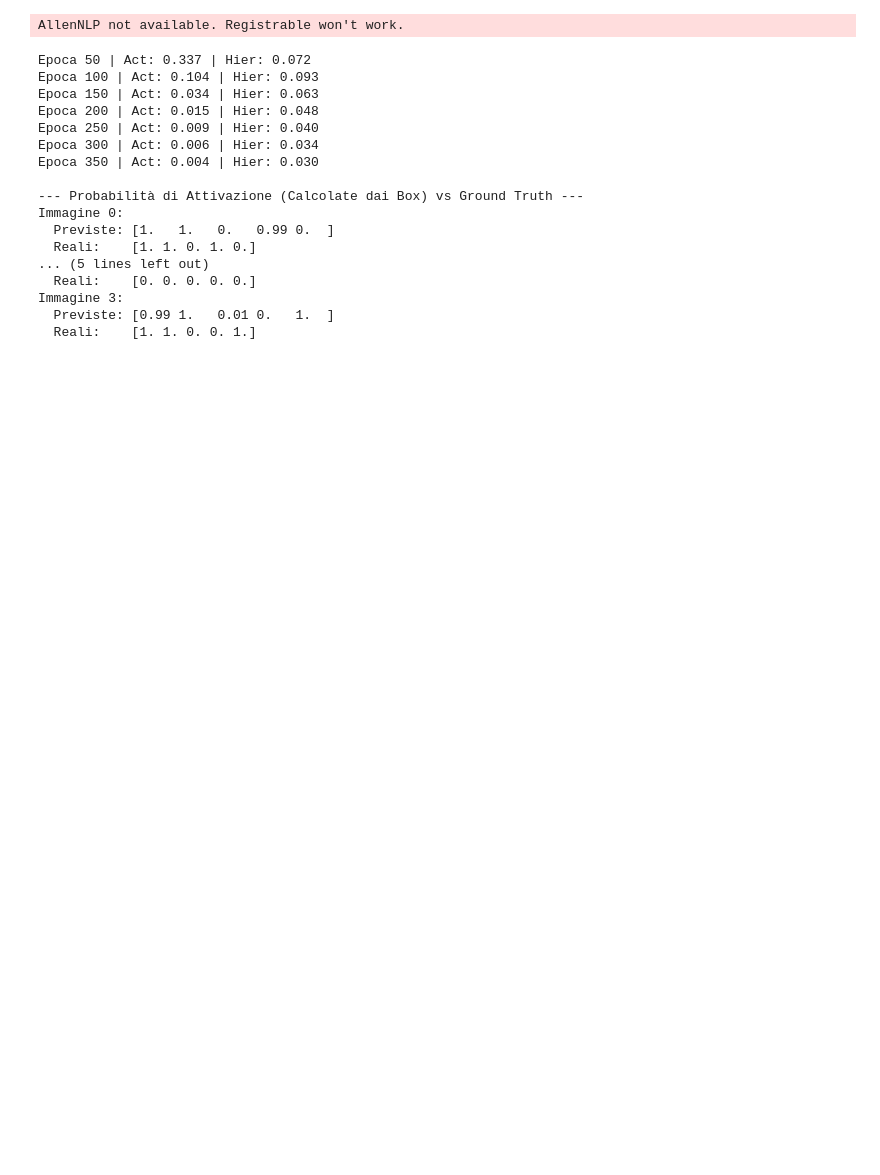
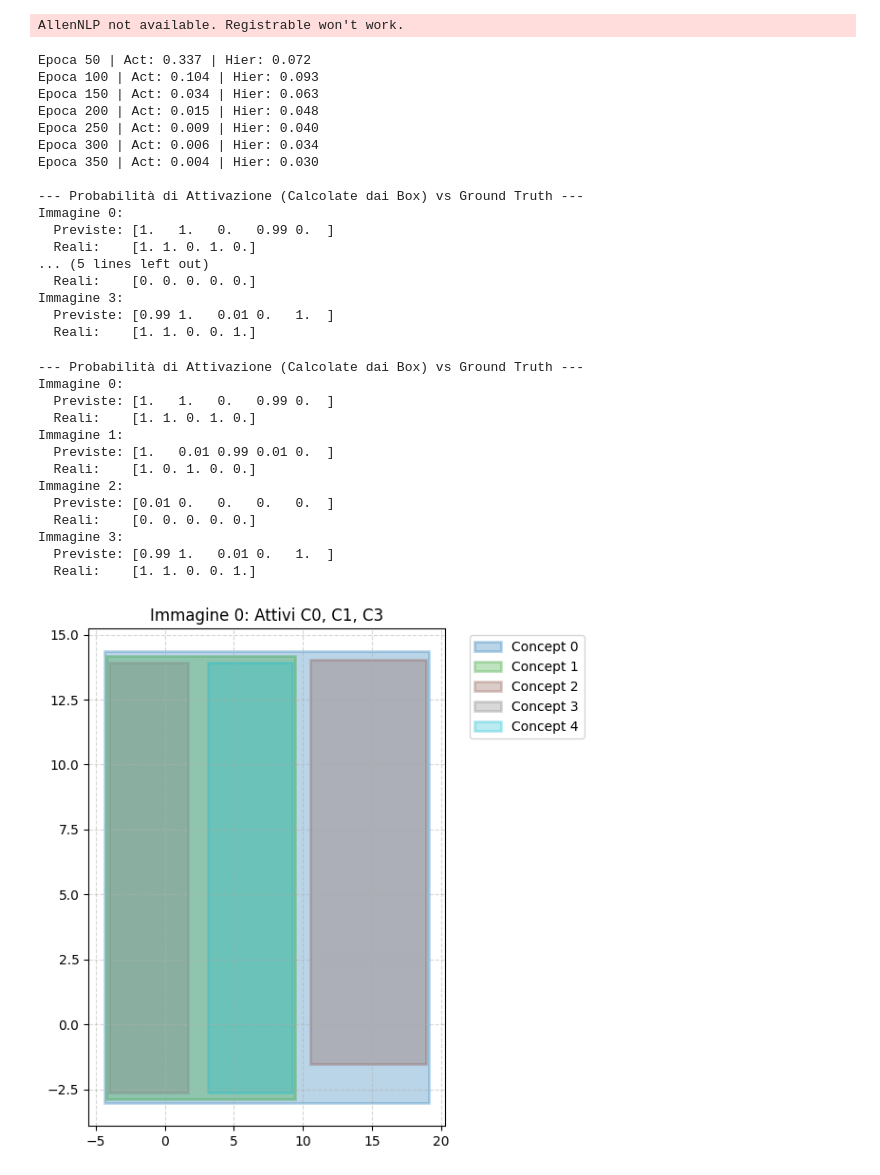
Before and after one commit to stefano-gamba/BoxEmbeddingCBM, a Jupyter notebook: notebooks/alignment_example.ipynb, the cells around one changed output. Cells and saved outputs as stored; diff of their text form; code cells hidden in the pictures; blank space fills up the shorter version.

```diff
--- a/notebooks/alignment_example.ipynb
+++ b/notebooks/alignment_example.ipynb
@@ -157,0 +185,43 @@ Immagine 3:
+# %%
+# Valutazione e VISUALIZZAZIONE finale
+with torch.no_grad():
+    print("\n--- Probabilità di Attivazione (Calcolate dai Box) vs Ground Truth ---")
+    final_probs = []
+    final_boxes = [] # Lista per salvare i box da plottare!
+
+    for i in range(k):
+        # Ripetiamo la cascata
+        theta = projectors[i](features).view(batch_size, 2, num_dims)
+        box = MinDeltaBoxTensor(theta)
+        coords = torch.cat([box.z, box.Z], dim=-1)
+        prob = torch.sigmoid(prob_predictors[i](coords).squeeze(-1))
+
+        final_probs.append(prob)
+        final_boxes.append(box) # Salviamo il box per il grafico
+
+    final_probs_tensor = torch.stack(final_probs, dim=1)
+
+    for b in range(batch_size):
+        print(f"Immagine {b}:")
+        print(f"  Previste: {final_probs_tensor[b].numpy().round(2)}")
+        print(f"  Reali:    {concept_labels[b].numpy()}")
+
+# Assicurati di avere la funzione plot_boxes_k definita più in alto nel notebook!
+# Visualizziamo i box per due immagini con concetti attivi diversi
+plot_boxes_k(final_boxes, batch_idx=0, k_concepts=k, title="Immagine 0: Attivi C0, C1, C3")
+plot_boxes_k(final_boxes, batch_idx=3, k_concepts=k, title="Immagine 3: Attivi C0, C1, C4")
+# %% [output]
+--- Probabilità di Attivazione (Calcolate dai Box) vs Ground Truth ---
+Immagine 0:
+  Previste: [1.   1.   0.   0.99 0.  ]
+  Reali:    [1. 1. 0. 1. 0.]
+Immagine 1:
+  Previste: [1.   0.01 0.99 0.01 0.  ]
+  Reali:    [1. 0. 1. 0. 0.]
+Immagine 2:
+  Previste: [0.01 0.   0.   0.   0.  ]
+  Reali:    [0. 0. 0. 0. 0.]
+Immagine 3:
+  Previste: [0.99 1.   0.01 0.   1.  ]
+  Reali:    [1. 1. 0. 0. 1.]
+[figure, added]
```
Also changed, not shown: parts of 3 cells of this notebook.
